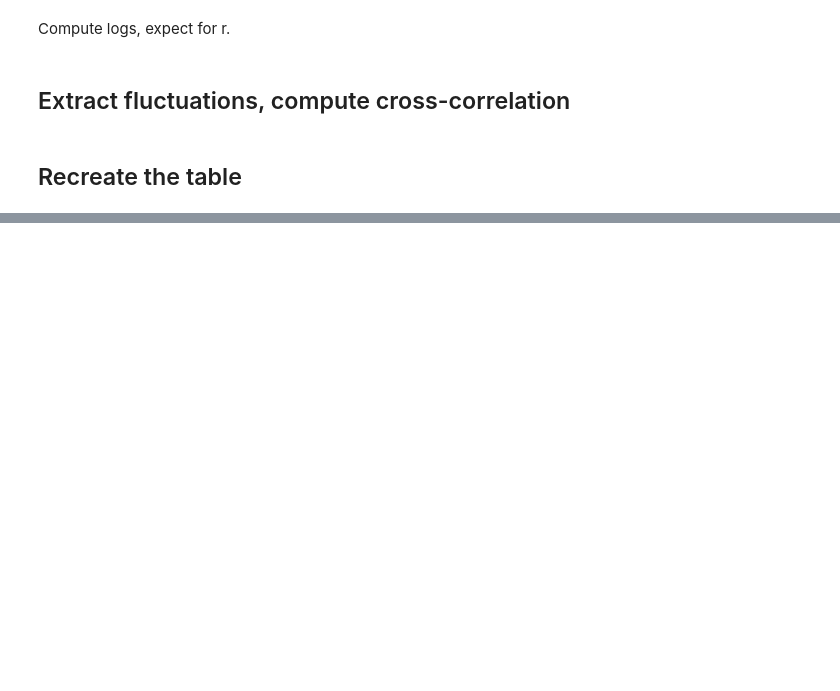
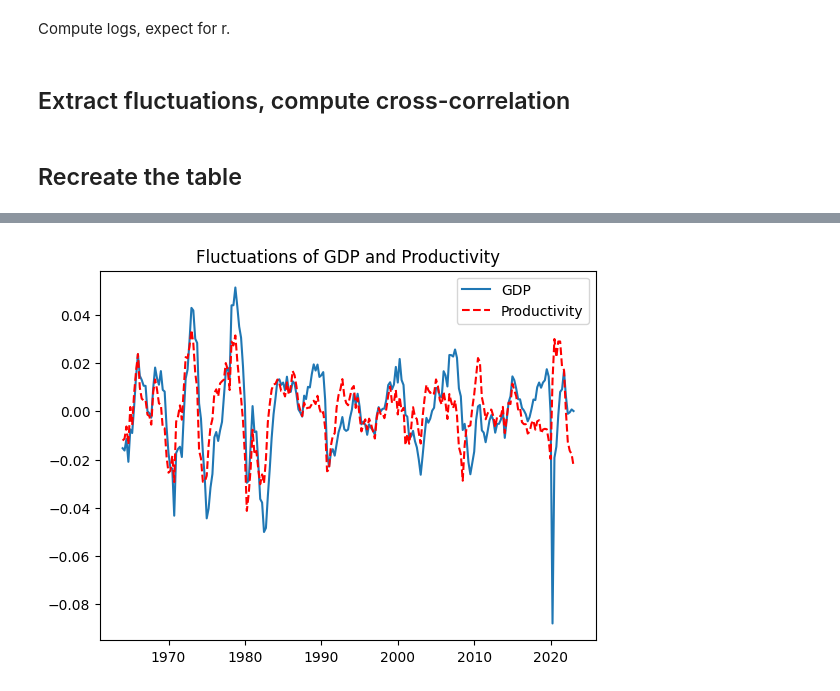
Before and after one commit to pietropadovese/Macro_exercises, a Jupyter notebook: Problem set 1/table_1.ipynb, the cells around one changed output, grey strips where cells are left out. Cells and saved outputs as stored; diff of their text form; code cells hidden in the pictures; blank space fills up the shorter version.

```diff
--- a/Problem set 1/table_1.ipynb
+++ b/Problem set 1/table_1.ipynb
@@ -324,0 +377,12 @@ table_2['Corr_output'] = cycle_df_2.corrwith(cycle_df_2.Y, axis = 0) # contempor
+# %%
+fig, ax = plt.subplots()
+
+ax.plot(cycle_df.index, cycle_df.GDP, label = 'GDP')
+ax.plot(cycle_df.index, cycle_df.Productivity, 'r--', label = 'Productivity')
+ax.legend()
+
+plt.title('Fluctuations of GDP and Productivity')
+
+plt.savefig('images/productivity_gdp.jpg', dpi = 300)
+# %% [output]
+[figure, added]
```
Also changed, not shown: parts of 38 cells of this notebook, 13 other files.
